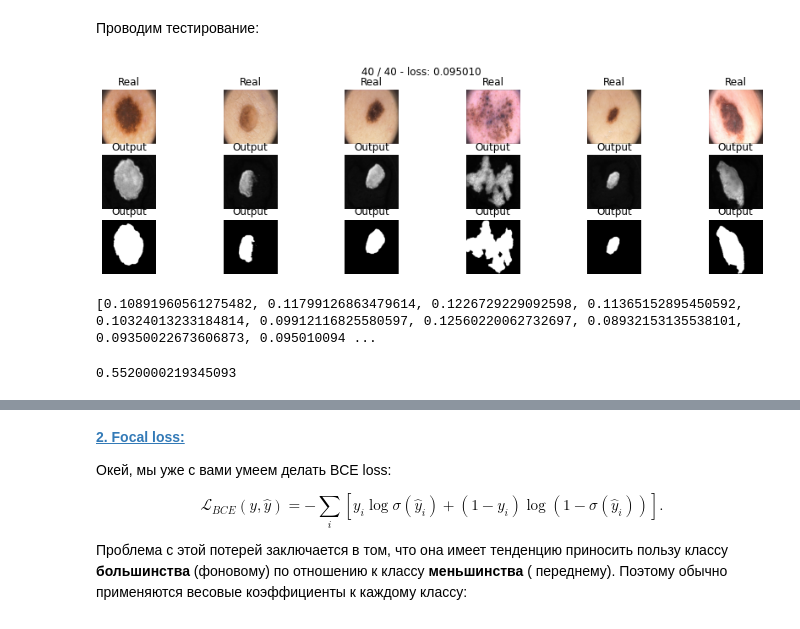
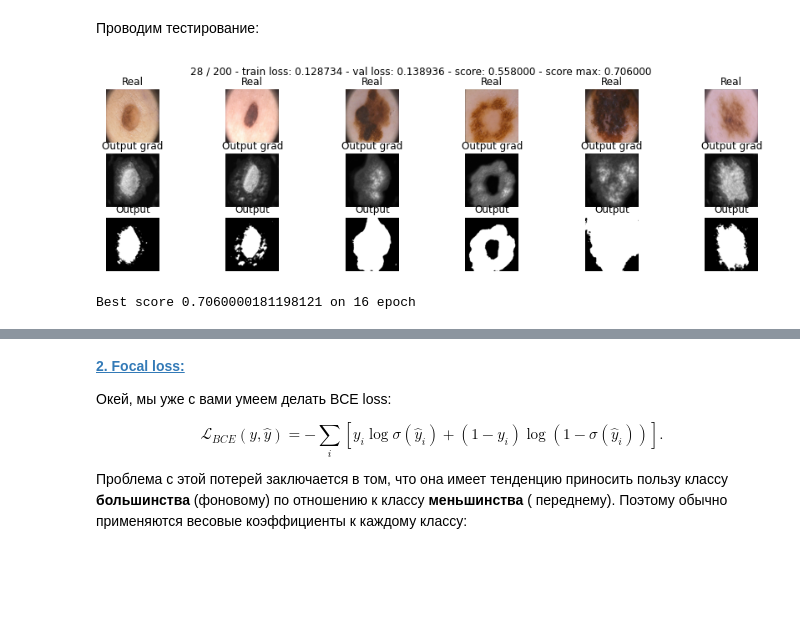
Before and after one commit to gbrs/DLS_1_2022_spring, a Jupyter notebook: 24 Домашка/[hw,basic]semantic_segmentation.ipynb, the cells around one changed output, grey strips where cells are left out. Cells and saved outputs as stored; diff of their text form; code cells hidden in the pictures; blank space fills up the shorter version.

```diff
--- a/24 Домашка/[hw,basic]semantic_segmentation.ipynb
+++ b/24 Домашка/[hw,basic]semantic_segmentation.ipynb
@@ -517,4 +554,5 @@ optim = torch.optim.Adam(model.parameters())  ##
 # %%
-max_epochs = 10
-train(model, optim, bce_loss, max_epochs, data_tr, data_val)
+max_epochs = 200
+train_losses_seg_bce, val_losses_seg_bce, scores_seg_bce \
+        = train(seg_bce, optim, bce_loss, max_epochs, data_tr, data_val, 'seg_bce')
 # %% [output]
@@ -527,4 +559,0 @@ score_model(model, iou_pytorch, data_val)
-# %%
-## дообучимся
-max_epochs = 10
-train(model, optim, bce_loss, max_epochs, data_tr, data_val)
@@ -543,4 +559,0 @@ model.load_state_dict(torch.load('/content/gdrive/My Drive/segnet_bce.pth'))'''
-# %%
-## дообучимся
-max_epochs = 10
-train(model, optim, bce_loss, max_epochs, data_tr, data_val)
@@ -594,7 +622,9 @@ model_dice = SegNet().to(device)
+# %%
+seg_dice = SegNet().to(device)
+optimaizer = torch.optim.Adam(seg_dice.parameters())
 # %%
-max_epochs = 40
-optimaizer = torch.optim.Adam(model_dice.parameters())
-train(model_dice, optimaizer, dice_loss, max_epochs, data_tr, data_val)
+max_epochs = 200
+train_losses_seg_dice, val_losses_seg_dice, scores_seg_dice \
+        = train(seg_dice, optimaizer, dice_loss, max_epochs, data_tr, data_val, 'seg_dice')
 # %% [output]
-[figure, old version]
+[figure, new version]
-[0.10891960561275482, 0.11799126863479614, 0.1226729229092598, 0.11365152895450592, 0.10324013233184814, 0.09912116825580597, 0.12560220062732697, 0.08932153135538101, 0.09350022673606873, 0.095010094 ...
@@ -603,4 +631,8 @@ torch.save(model_dice.state_dict(), '/content/gdrive/My Drive/segnet_dice.pth')
-# %%
-score_model(model_dice, iou_pytorch, data_val)
-# %% [output]
-0.5520000219345093
+# %%
+## превратим в нумпаевские массивы, полученные лоссы/скоры
+train_losses_seg_dice, val_losses_seg_dice, scores_seg_dice \
+        = np.array(train_losses_seg_dice), np.array(val_losses_seg_dice), np.array(scores_seg_dice)
+
+print(f'Best score {scores_seg_dice.max()} on {scores_seg_dice.argmax() + 1} epoch')
+# %% [output]
+Best score 0.7060000181198121 on 16 epoch
```
Also changed, not shown: parts of 64 cells of this notebook, 1 other file.
